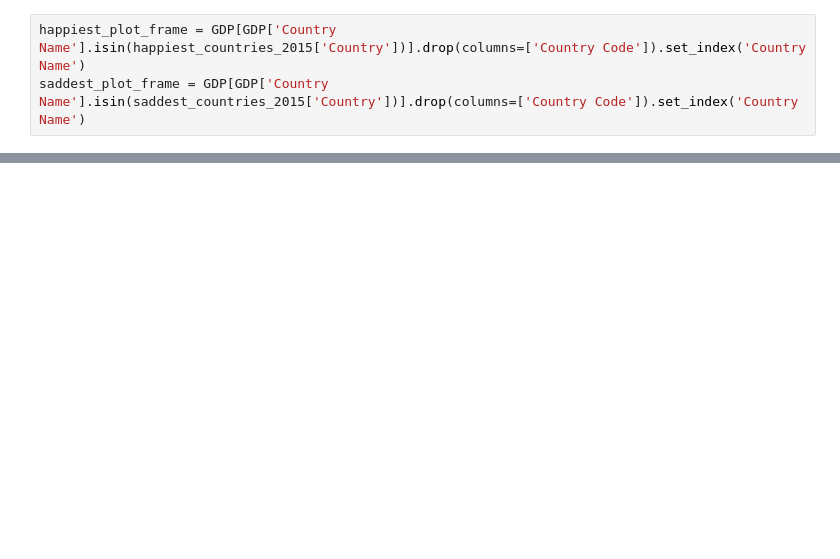
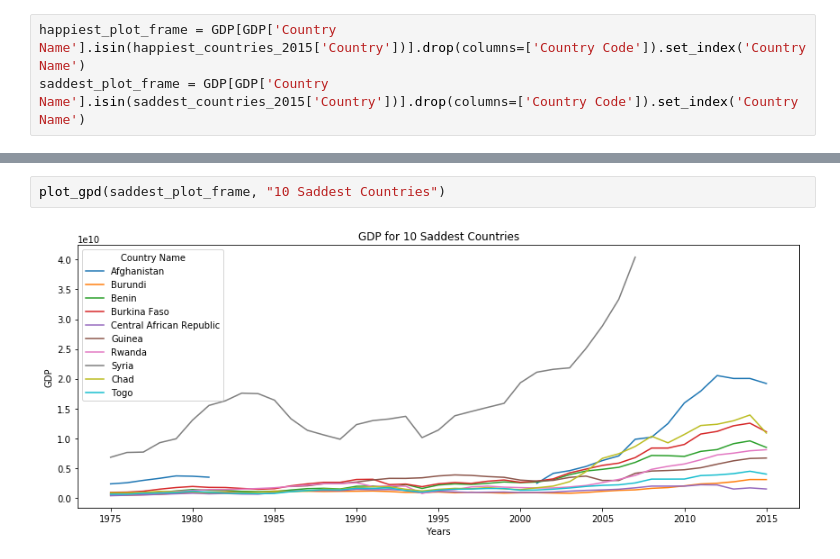
Before and after one commit to paulbenschmidt/happiness-analysis, a Jupyter notebook: Probably Happy.ipynb, the cells around one changed output, grey strips where cells are left out. Drawn from its saved outputs; the diff is of its cells as text; blank space fills up the shorter version.

```diff
--- a/Probably Happy.ipynb
+++ b/Probably Happy.ipynb
@@ -413,0 +79,4 @@ SyntaxError: 'return' outside function (<ipython-input-23-02a4c57933a9>, line 9)
+# %%
+plot_gpd(saddest_plot_frame, "10 Saddest Countries")
+# %% [output]
+[figure, added]
```
Also changed, not shown: parts of 58 cells of this notebook.
